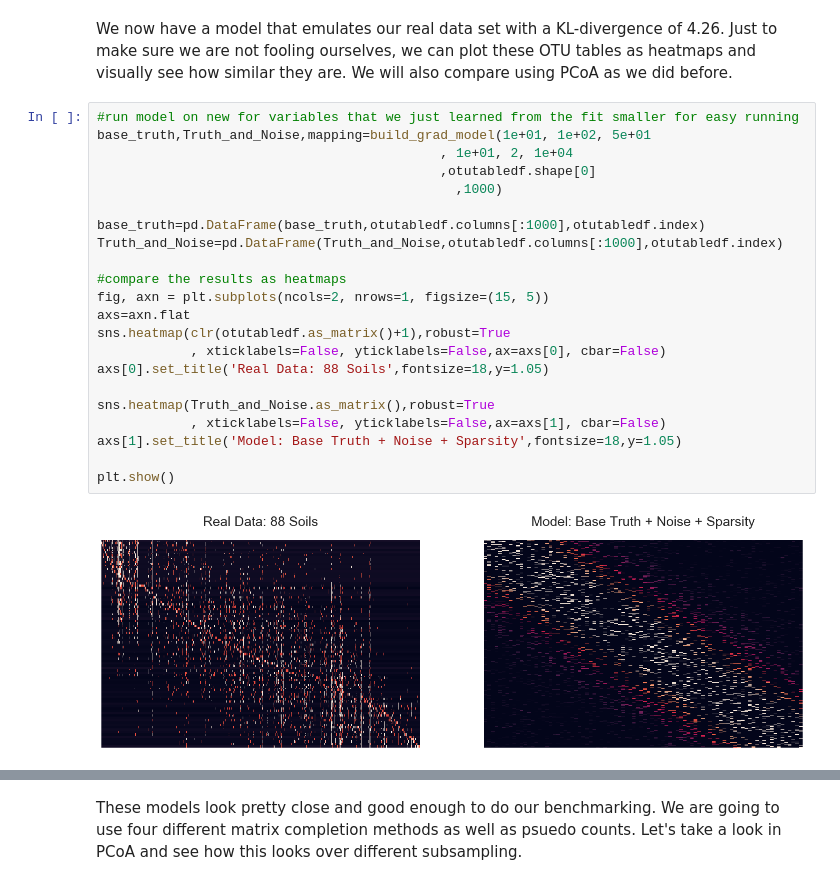
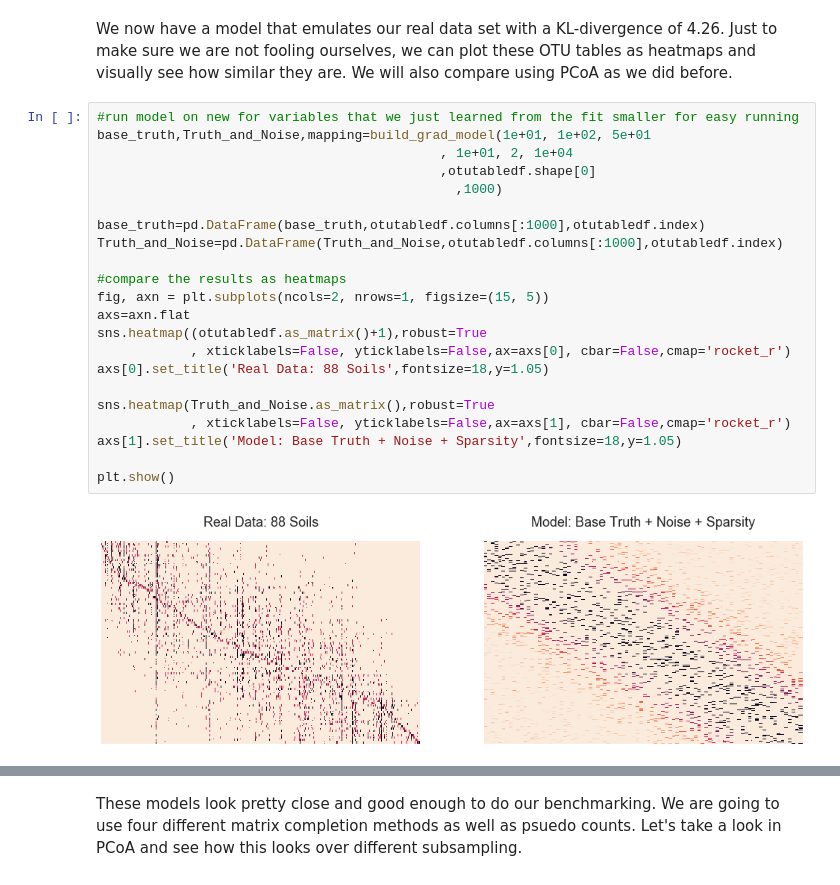
Before and after one commit to biocore/DEICODE, a Jupyter notebook: Examples/Gradient_Simulations.ipynb, the cells around one changed output, grey strips where cells are left out. Cells and saved outputs as stored; diff of their text form.

```diff
--- a/Examples/Gradient_Simulations.ipynb
+++ b/Examples/Gradient_Simulations.ipynb
@@ -145,27 +150,27 @@ We now have a model that emulates our real data set with a KL-divergence of 4.26
 # %%
 #run model on new for variables that we just learned from the fit smaller for easy running
 base_truth,Truth_and_Noise,mapping=build_grad_model(1e+01, 1e+02, 5e+01
                                             , 1e+01, 2, 1e+04
                                             ,otutabledf.shape[0]
                                               ,1000)
 
 base_truth=pd.DataFrame(base_truth,otutabledf.columns[:1000],otutabledf.index)
 Truth_and_Noise=pd.DataFrame(Truth_and_Noise,otutabledf.columns[:1000],otutabledf.index)
 
 #compare the results as heatmaps
 fig, axn = plt.subplots(ncols=2, nrows=1, figsize=(15, 5))
 axs=axn.flat
-sns.heatmap(clr(otutabledf.as_matrix()+1),robust=True
-            , xticklabels=False, yticklabels=False,ax=axs[0], cbar=False)
+sns.heatmap((otutabledf.as_matrix()+1),robust=True
+            , xticklabels=False, yticklabels=False,ax=axs[0], cbar=False,cmap='rocket_r')
 axs[0].set_title('Real Data: 88 Soils',fontsize=18,y=1.05)
 
 sns.heatmap(Truth_and_Noise.as_matrix(),robust=True
-            , xticklabels=False, yticklabels=False,ax=axs[1], cbar=False)
+            , xticklabels=False, yticklabels=False,ax=axs[1], cbar=False,cmap='rocket_r')
 axs[1].set_title('Model: Base Truth + Noise + Sparsity',fontsize=18,y=1.05)
 
 plt.show()
 # %% [output]
-[figure, old version]
+[figure, new version]
 # %%
 # sub sample
 Subsamples_noisy=[]
```
Also changed, not shown: parts of 7 cells of this notebook, 1 other file.
